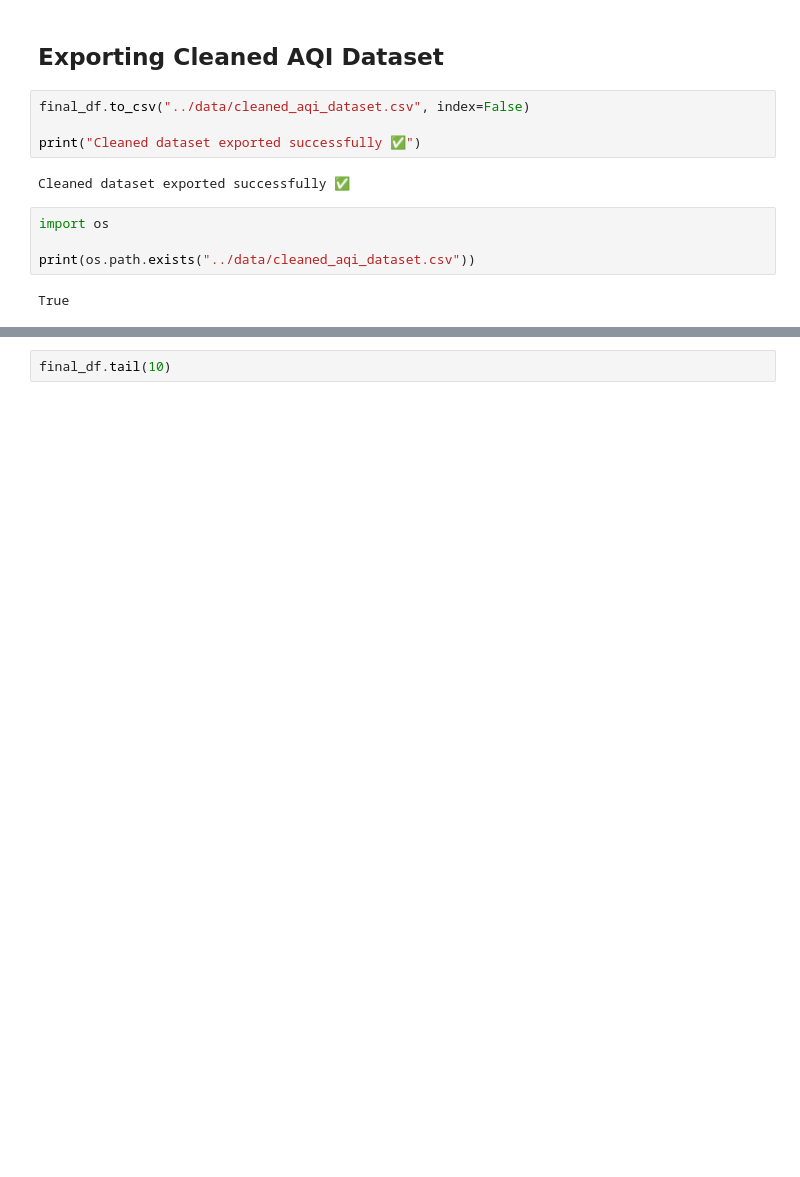
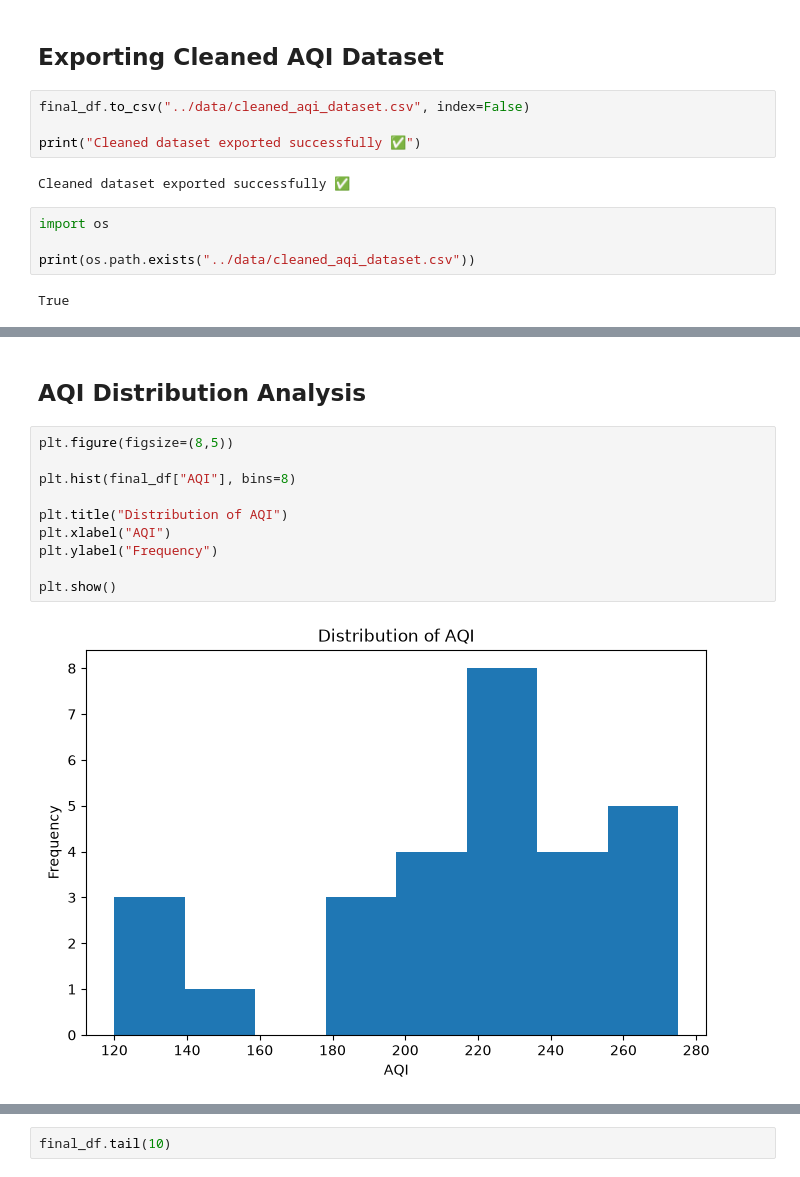
Before and after one commit to Anjalitiwari99/AQI_Prediction_System, a Jupyter notebook: notebooks/01_Data_Preprocessing.ipynb, the cells around one changed output, grey strips where cells are left out. Saved outputs shown, nothing was run; the diff lists cells and outputs as text; blank space fills up the shorter version.

Commit message:
Performed exploratory data analysis on AQI dataset

```diff
--- a/notebooks/01_Data_Preprocessing.ipynb
+++ b/notebooks/01_Data_Preprocessing.ipynb
@@ -761,0 +813,14 @@ True
+# %% [markdown]
+## AQI Distribution Analysis
+# %%
+plt.figure(figsize=(8,5))
+
+plt.hist(final_df["AQI"], bins=8)
+
+plt.title("Distribution of AQI")
+plt.xlabel("AQI")
+plt.ylabel("Frequency")
+
+plt.show()
+# %% [output]
+[figure, added]
```
Also changed, not shown: parts of 9 cells of this notebook.
